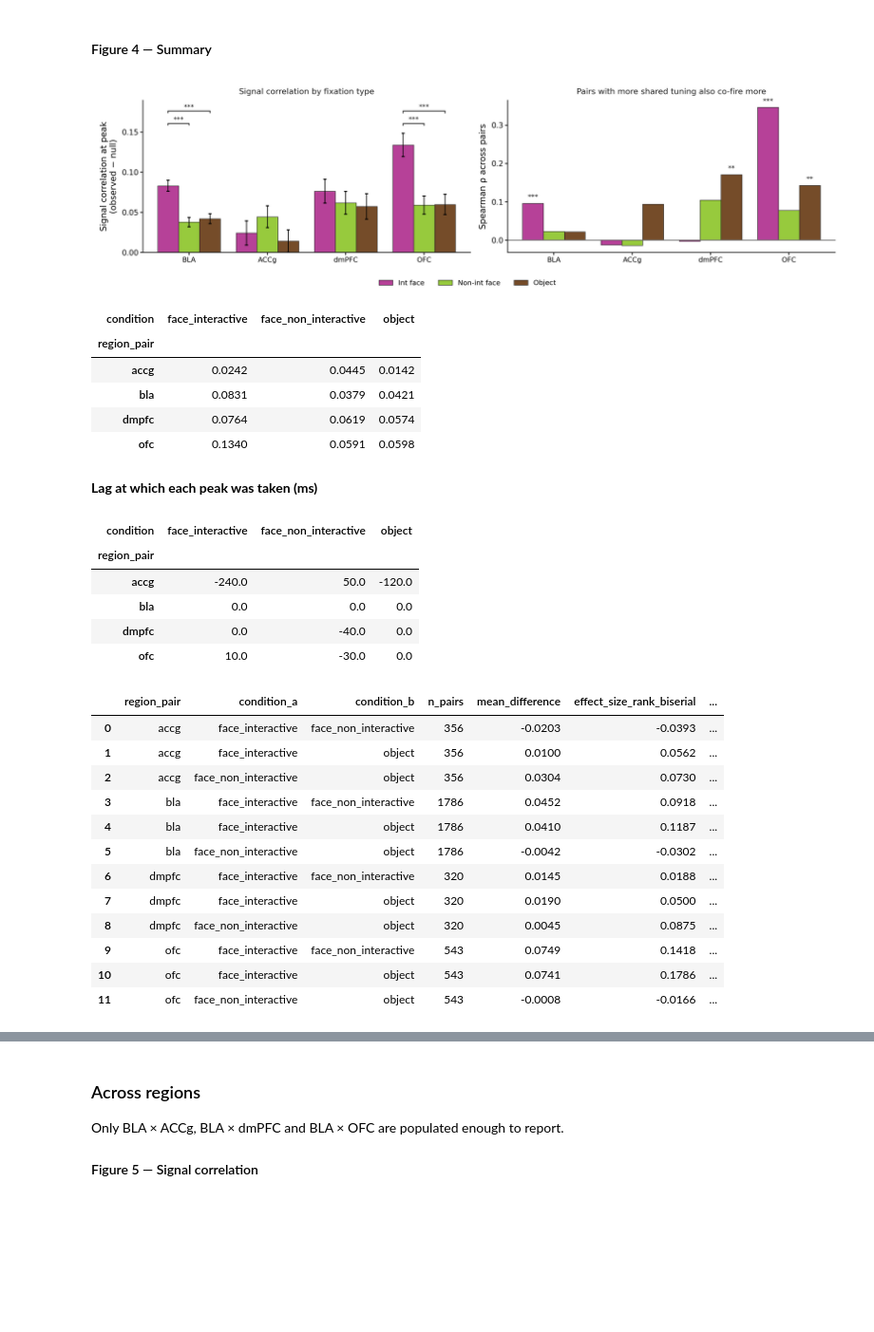
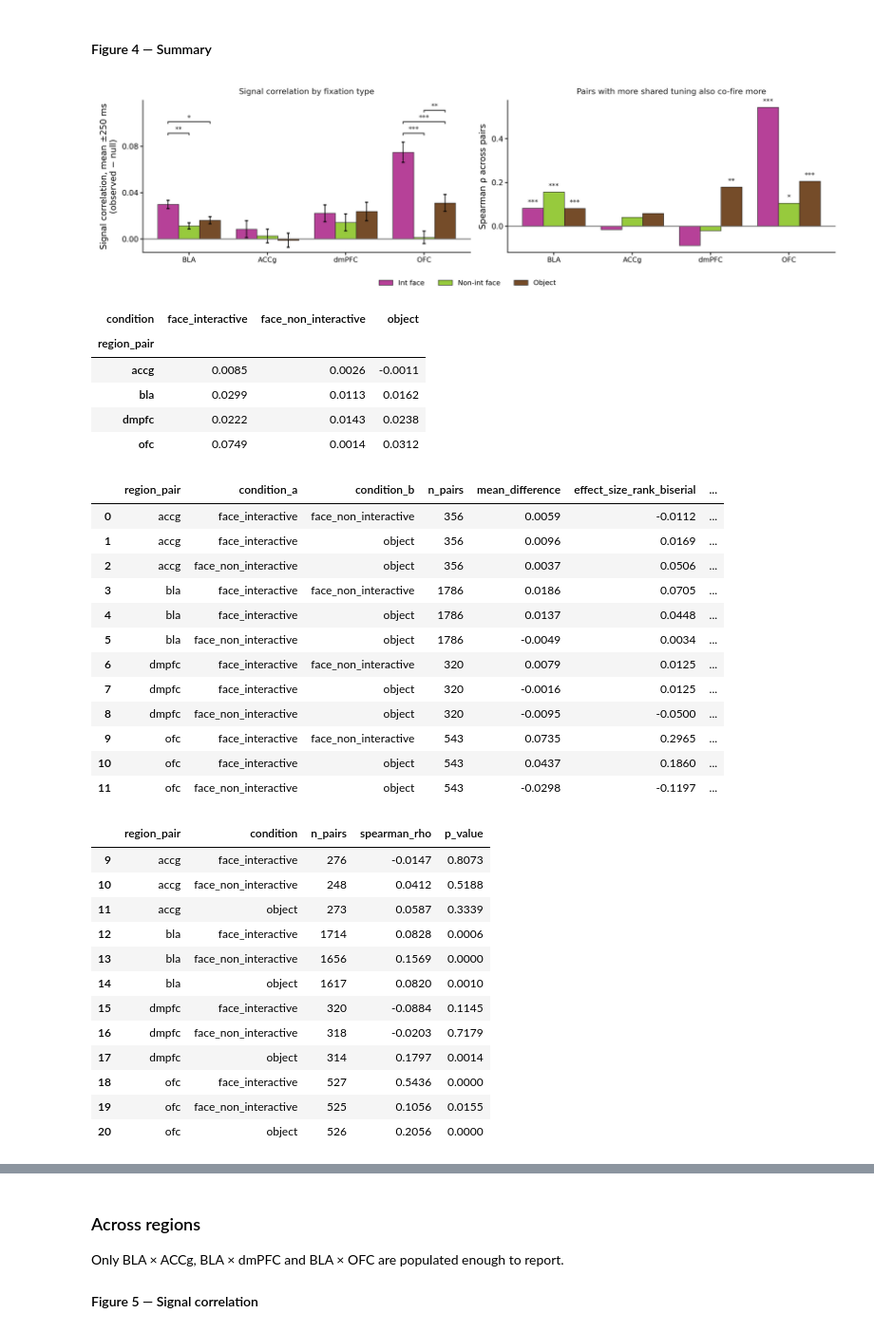
Before and after one commit to gprabaha/dal_monte_2022_analysis, a Jupyter notebook: notebooks/pair_correlation_overview/pair_correlation_overview.ipynb, the cells around one changed output, grey strips where cells are left out. Shown at 95% size. Saved outputs shown, nothing was run; the diff lists cells and outputs as text; code cells hidden in the pictures; blank space fills up the shorter version.

```diff
--- a/notebooks/pair_correlation_overview/pair_correlation_overview.ipynb
+++ b/notebooks/pair_correlation_overview/pair_correlation_overview.ipynb
@@ -284,59 +284,59 @@ display(Image(filename=str(paths["png"])))
 # %% [markdown]
 #### Figure 4 — Summary
 # %%
-# The bar is the height of the peak in the trace above, not a per-pair maximum
-# and not a windowed mean: the peak lag is found once from the group trace and
-# every pair is then read at that one lag.
-peak_lags = sc.group_peak_lags(signal_traces["traces"], scope="within_region", lags_ms=signal_lags)
-at_peak = sc.extract_at_group_peak(
-    signal, peak_lags, signal_settings, lags_ms=signal_lags, scope="within_region"
+summary = sc.summarize_lag_measures(
+    signal, signal_settings, measures=(sc.WINDOW_METRIC,), scope="within_region"
 )
-summary = sc.summarize_at_group_peak(at_peak, signal_settings, scope="within_region")
-contrasts = sc.compare_at_group_peak(at_peak, signal_settings)
+contrasts = sc.compare_lag_measures(
+    signal, signal_settings, measures=(sc.WINDOW_METRIC,), scope="within_region"
+)
 rho = correlations.loc[correlations["scope"] == "within_region"]
 
 fig, paths = viz.plot_summary_bars(summary, contrasts, rho, figs, scope="within_region")
 display(Image(filename=str(paths["png"])))
 
 display(
     summary.pivot_table(index="region_pair", columns="condition", values="mean").round(4)
 )
-display(Markdown("**Lag at which each peak was taken (ms)**"))
-display(
-    summary.pivot_table(index="region_pair", columns="condition", values="peak_lag_ms").round(0)
-)
+
 display(
     contrasts.loc[
         :, ["region_pair", "condition_a", "condition_b", "n_pairs", "mean_difference",
             "effect_size_rank_biserial", "p_value_corrected", "significant"]
     ].round(4)
 )
 display(rho.loc[:, ["region_pair", "condition", "n_pairs", "spearman_rho", "p_value"]].round(4))
 # %% [output]
-[figure, old version]
+[figure, new version]
 | condition | face_interactive | face_non_interactive | object |
 | region_pair |  |  |  |
-| accg | 0.0242 | 0.0445 | 0.0142 |
-| bla | 0.0831 | 0.0379 | 0.0421 |
-| dmpfc | 0.0764 | 0.0619 | 0.0574 |
-| ofc | 0.1340 | 0.0591 | 0.0598 |
+| accg | 0.0085 | 0.0026 | -0.0011 |
+| bla | 0.0299 | 0.0113 | 0.0162 |
+| dmpfc | 0.0222 | 0.0143 | 0.0238 |
+| ofc | 0.0749 | 0.0014 | 0.0312 |
-**Lag at which each peak was taken (ms)**
-| condition | face_interactive | face_non_interactive | object |
-| region_pair |  |  |  |
-| accg | -240.0 | 50.0 | -120.0 |
-| bla | 0.0 | 0.0 | 0.0 |
-| dmpfc | 0.0 | -40.0 | 0.0 |
-| ofc | 10.0 | -30.0 | 0.0 |
+|  | region_pair | condition_a | condition_b | n_pairs | mean_difference | effect_size_rank_biserial | ... |
+| 0 | accg | face_interactive | face_non_interactive | 356 | 0.0059 | -0.0112 | ... |
+| 1 | accg | face_interactive | object | 356 | 0.0096 | 0.0169 | ... |
+| 2 | accg | face_non_interactive | object | 356 | 0.0037 | 0.0506 | ... |
+| 3 | bla | face_interactive | face_non_interactive | 1786 | 0.0186 | 0.0705 | ... |
+| 4 | bla | face_interactive | object | 1786 | 0.0137 | 0.0448 | ... |
+| 5 | bla | face_non_interactive | object | 1786 | -0.0049 | 0.0034 | ... |
+| 6 | dmpfc | face_interactive | face_non_interactive | 320 | 0.0079 | 0.0125 | ... |
+| 7 | dmpfc | face_interactive | object | 320 | -0.0016 | 0.0125 | ... |
+| 8 | dmpfc | face_non_interactive | object | 320 | -0.0095 | -0.0500 | ... |
+| 9 | ofc | face_interactive | face_non_interactive | 543 | 0.0735 | 0.2965 | ... |
+| 10 | ofc | face_interactive | object | 543 | 0.0437 | 0.1860 | ... |
+| 11 | ofc | face_non_interactive | object | 543 | -0.0298 | -0.1197 | ... |
-|  | region_pair | condition_a | condition_b | n_pairs | mean_difference | effect_size_rank_biserial | ... |
-| 0 | accg | face_interactive | face_non_interactive | 356 | -0.0203 | -0.0393 | ... |
-| 1 | accg | face_interactive | object | 356 | 0.0100 | 0.0562 | ... |
-| 2 | accg | face_non_interactive | object | 356 | 0.0304 | 0.0730 | ... |
-| 3 | bla | face_interactive | face_non_interactive | 1786 | 0.0452 | 0.0918 | ... |
-| 4 | bla | face_interactive | object | 1786 | 0.0410 | 0.1187 | ... |
-| 5 | bla | face_non_interactive | object | 1786 | -0.0042 | -0.0302 | ... |
-| 6 | dmpfc | face_interactive | face_non_interactive | 320 | 0.0145 | 0.0188 | ... |
-| 7 | dmpfc | face_interactive | object | 320 | 0.0190 | 0.0500 | ... |
-| 8 | dmpfc | face_non_interactive | object | 320 | 0.0045 | 0.0875 | ... |
-| 9 | ofc | face_interactive | face_non_interactive | 543 | 0.0749 | 0.1418 | ... |
-| 10 | ofc | face_interactive | object | 543 | 0.0741 | 0.1786 | ... |
-| 11 | ofc | face_non_interactive | object | 543 | -0.0008 | -0.0166 | ... |
+|  | region_pair | condition | n_pairs | spearman_rho | p_value |
+| 9 | accg | face_interactive | 276 | -0.0147 | 0.8073 |
+| 10 | accg | face_non_interactive | 248 | 0.0412 | 0.5188 |
+| 11 | accg | object | 273 | 0.0587 | 0.3339 |
+| 12 | bla | face_interactive | 1714 | 0.0828 | 0.0006 |
+| 13 | bla | face_non_interactive | 1656 | 0.1569 | 0.0000 |
+| 14 | bla | object | 1617 | 0.0820 | 0.0010 |
+| 15 | dmpfc | face_interactive | 320 | -0.0884 | 0.1145 |
+| 16 | dmpfc | face_non_interactive | 318 | -0.0203 | 0.7179 |
+| 17 | dmpfc | object | 314 | 0.1797 | 0.0014 |
+| 18 | ofc | face_interactive | 527 | 0.5436 | 0.0000 |
+| 19 | ofc | face_non_interactive | 525 | 0.1056 | 0.0155 |
+| 20 | ofc | object | 526 | 0.2056 | 0.0000 |
```
Also changed, not shown: parts of 6 cells of this notebook, 4 other files.
